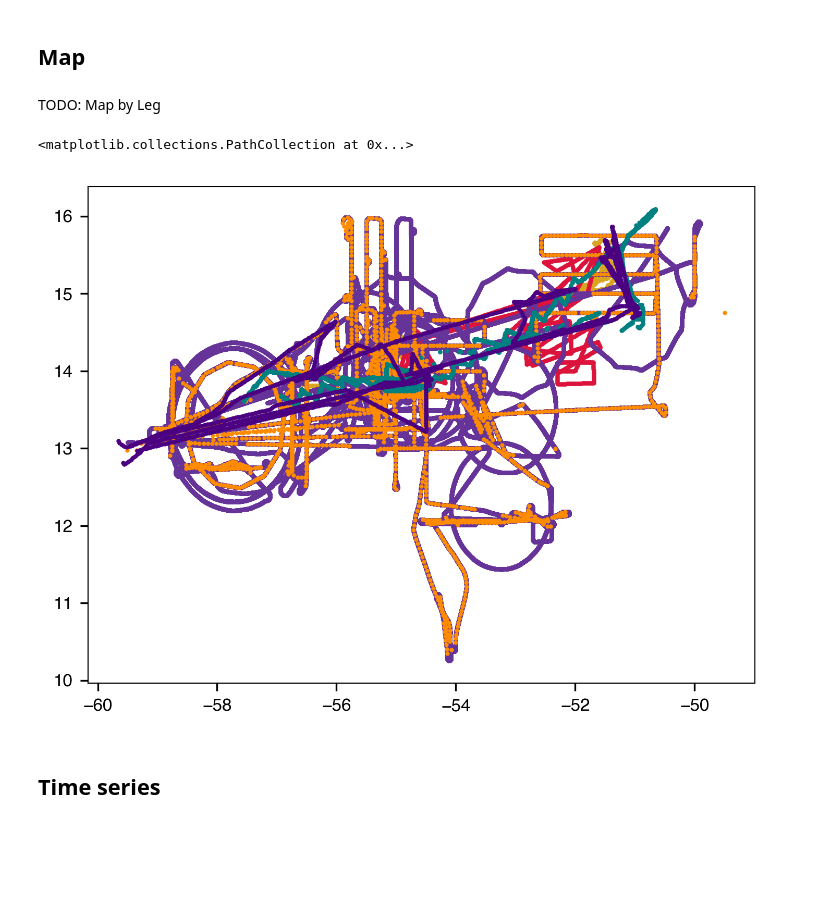
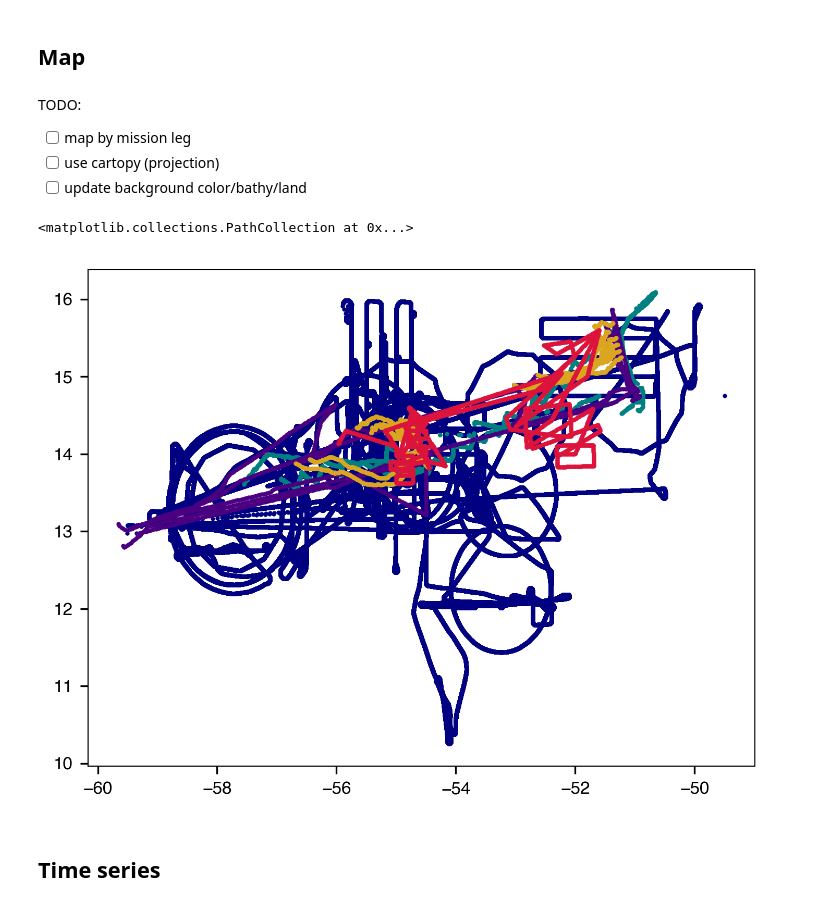
Before and after one commit to jacobrdavis/atomic-ocean-waves, a Jupyter notebook: notebooks/01_data_exploration.ipynb, the cells around one changed output. Saved outputs shown, nothing was run; the diff lists cells and outputs as text; code cells hidden in the pictures; blank space fills up the shorter version.

```diff
--- a/notebooks/01_data_exploration.ipynb
+++ b/notebooks/01_data_exploration.ipynb
@@ -49,49 +49,53 @@ ww3_color = 'silver'
 # %% [markdown]
 ## Map
 # %% [markdown]
-TODO: Map by Leg
+TODO:
+- [ ] map by mission leg
+- [ ] use cartopy (projection)
+- [ ] update background color/bathy/land
 # %%
 fig, ax = plt.subplots()
 
-ax.scatter(
-    swift_ds['lon'],
-    swift_ds['lat'],
-    color=swift_color,
-    s=1,
-)
-ax.scatter(
-    wg_ds['lon'],
-    wg_ds['lat'],
-    color=wg_color,
-    s=1,
-)
+
 ax.scatter(
     p3_ds['lon'],
     p3_ds['lat'],
-    color='rebeccapurple',
+    color=p3_color,
     s=1,
 )
 ax.scatter(
     wsra_ds['longitude'],
     wsra_ds['latitude'],
-    color='darkorange',
+    color=wsra_color,
     s=1,
 )
 ax.scatter(
     sd_ds['LON'],
     sd_ds['LAT'],
     color=sd_color,
     s=1,
 )
 ax.scatter(
     ship_10min_ds['lon'],
     ship_10min_ds['lat'],
     color=ship_color,
     s=1,
 )
+ax.scatter(
+    swift_ds['lon'],
+    swift_ds['lat'],
+    color=swift_color,
+    s=1,
+)
+ax.scatter(
+    wg_ds['lon'],
+    wg_ds['lat'],
+    color=wg_color,
+    s=1,
+)
 # %% [output]
 <matplotlib.collections.PathCollection at 0x...>
-[figure, old version]
+[figure, new version]
 # %% [markdown]
 ## Time series
 # %% [markdown]
```
